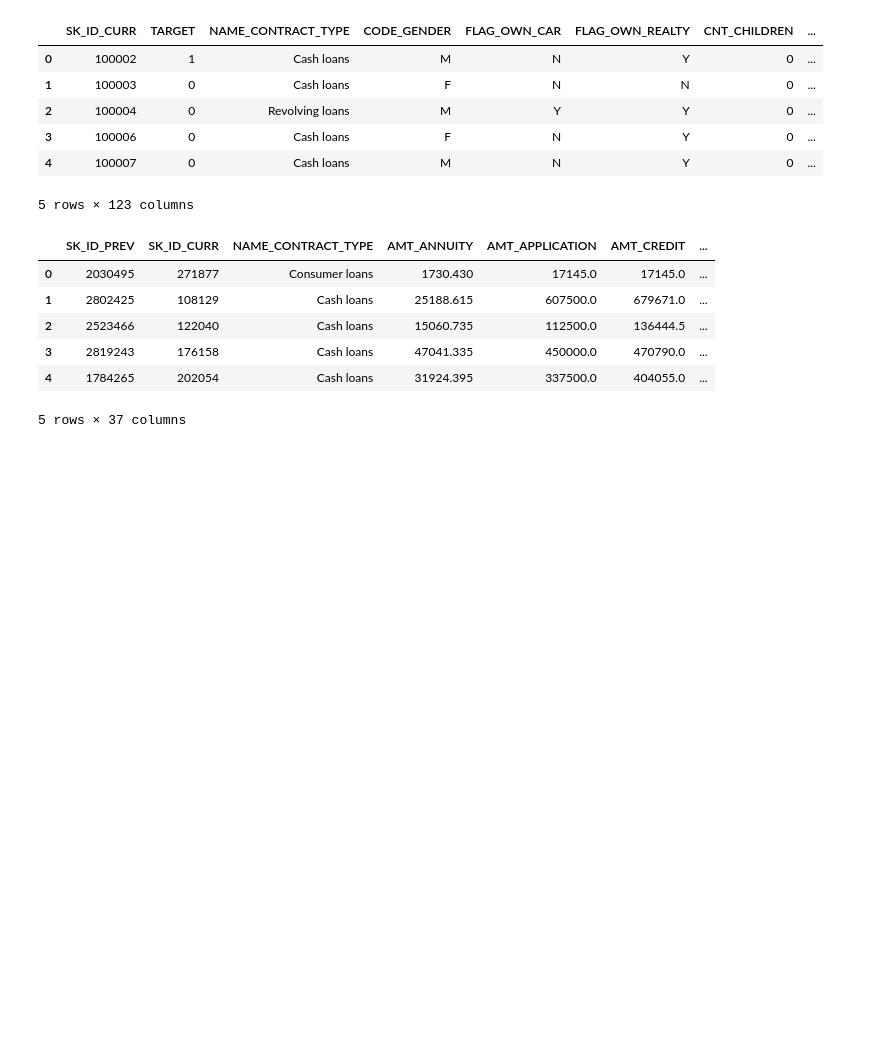
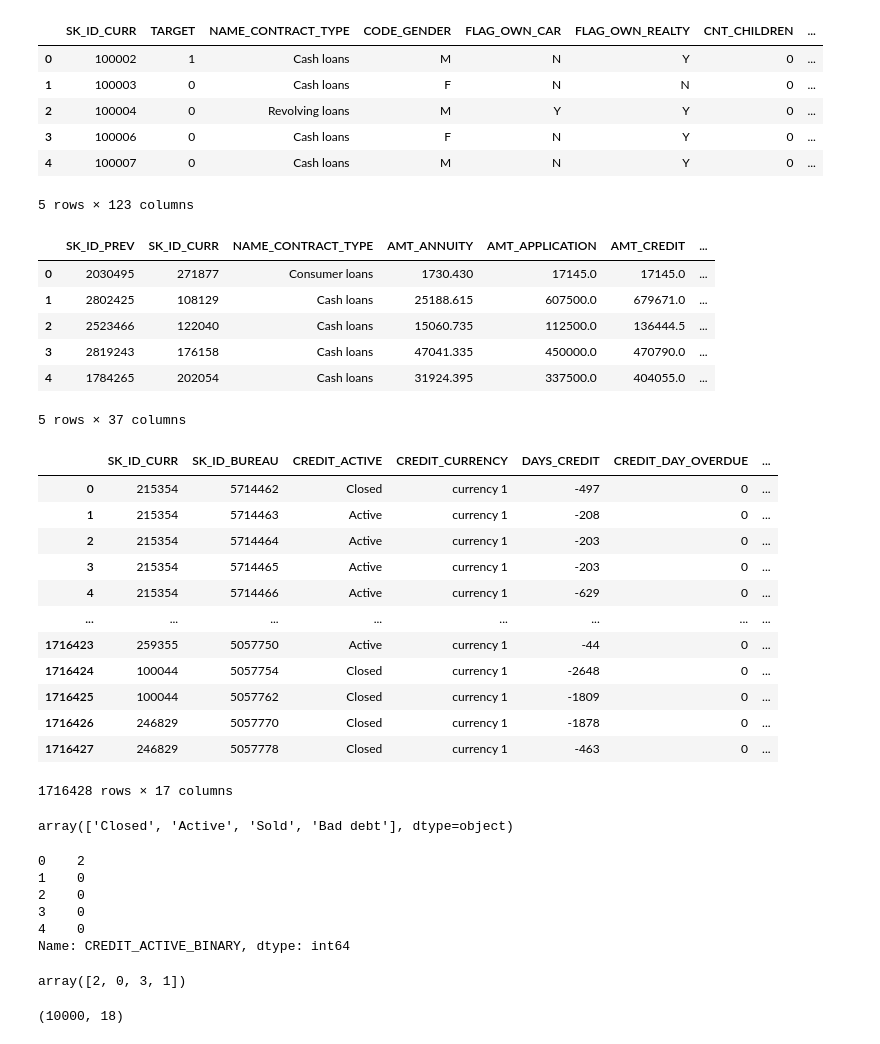
Before and after one commit to JoryAnderson/Loan-Default, a Jupyter notebook: notebooks/Feature_Eng.ipynb, the cells around one changed output. Drawn from its saved outputs; the diff is of its cells as text; code cells hidden in the pictures; blank space fills up the shorter version.

```diff
--- a/notebooks/Feature_Eng.ipynb
+++ b/notebooks/Feature_Eng.ipynb
@@ -48,3 +63,39 @@ prev_app.head()
 | 3 | 2819243 | 176158 | Cash loans | 47041.335 | 450000.0 | 470790.0 | ... |
 | 4 | 1784265 | 202054 | Cash loans | 31924.395 | 337500.0 | 404055.0 | ... |
 5 rows × 37 columns
+# %%
+bureau = pd.read_csv('bureau.csv')
+bureau
+# %% [output]
+|  | SK_ID_CURR | SK_ID_BUREAU | CREDIT_ACTIVE | CREDIT_CURRENCY | DAYS_CREDIT | CREDIT_DAY_OVERDUE | ... |
+| 0 | 215354 | 5714462 | Closed | currency 1 | -497 | 0 | ... |
+| 1 | 215354 | 5714463 | Active | currency 1 | -208 | 0 | ... |
+| 2 | 215354 | 5714464 | Active | currency 1 | -203 | 0 | ... |
+| 3 | 215354 | 5714465 | Active | currency 1 | -203 | 0 | ... |
+| 4 | 215354 | 5714466 | Active | currency 1 | -629 | 0 | ... |
+| ... | ... | ... | ... | ... | ... | ... | ... |
+| 1716423 | 259355 | 5057750 | Active | currency 1 | -44 | 0 | ... |
+| 1716424 | 100044 | 5057754 | Closed | currency 1 | -2648 | 0 | ... |
+| 1716425 | 100044 | 5057762 | Closed | currency 1 | -1809 | 0 | ... |
+| 1716426 | 246829 | 5057770 | Closed | currency 1 | -1878 | 0 | ... |
+| 1716427 | 246829 | 5057778 | Closed | currency 1 | -463 | 0 | ... |
+1716428 rows × 17 columns
+# %%
+bureau['CREDIT_ACTIVE'].unique()
+# %% [output]
+array(['Closed', 'Active', 'Sold', 'Bad debt'], dtype=object)
+# %%
+LE = LabelEncoder()
+bureau['CREDIT_ACTIVE_BINARY'] = LE.fit_transform(bureau['CREDIT_ACTIVE'])
+bureau['CREDIT_ACTIVE_BINARY'].head()
+# %% [output]
+0    2
+1    0
+2    0
+3    0
+4    0
+Name: CREDIT_ACTIVE_BINARY, dtype: int64
+# %%
+bureau['CREDIT_ACTIVE_BINARY'].unique()
+# %% [output]
+array([2, 0, 3, 1])
@@ -50,0 +111,12 @@ prev_app.head()
+# %%
+B = bureau[0:10000]
+grp = B.groupby(by = ['SK_ID_CURR'])['CREDIT_ACTIVE_BINARY'].sum().reset_index().rename(index=str, columns={'CREDIT_ACTIVE_BINARY': 'ACTIVE_CREDIT_COUNT'})
+B = B.merge(grp, on = ['SK_ID_CURR'], how = 'left')
+train = train.merge(grp, on = ['SK_ID_CURR'], how = 'left')
+test = test.merge(grp, on = ['SK_ID_CURR'], how = 'left')
+train
+del B['CREDIT_ACTIVE_BINARY']
+gc.collect()
+print(B.shape)
+# %% [output]
+(10000, 18)
```
Also changed, not shown: parts of 9 cells of this notebook.
